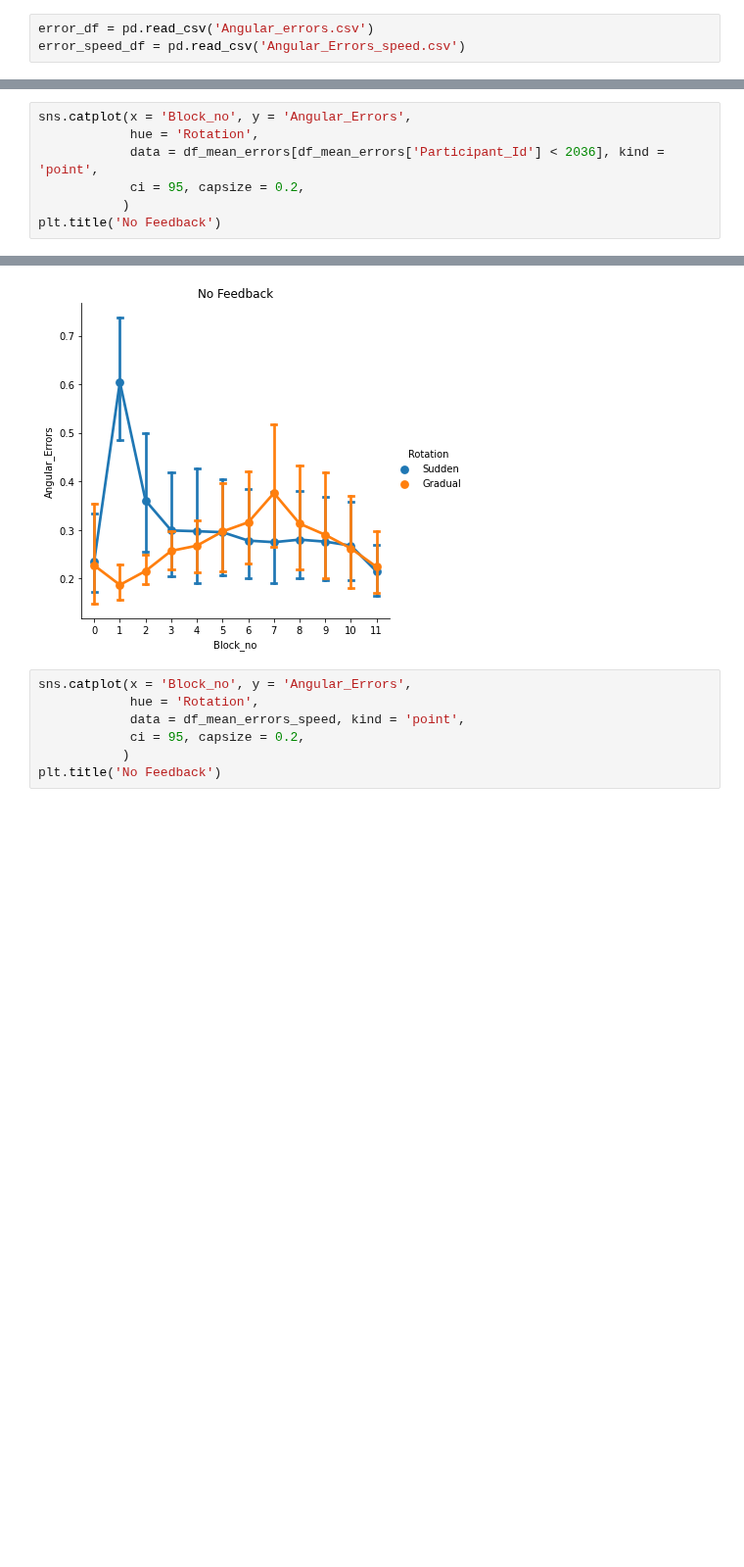
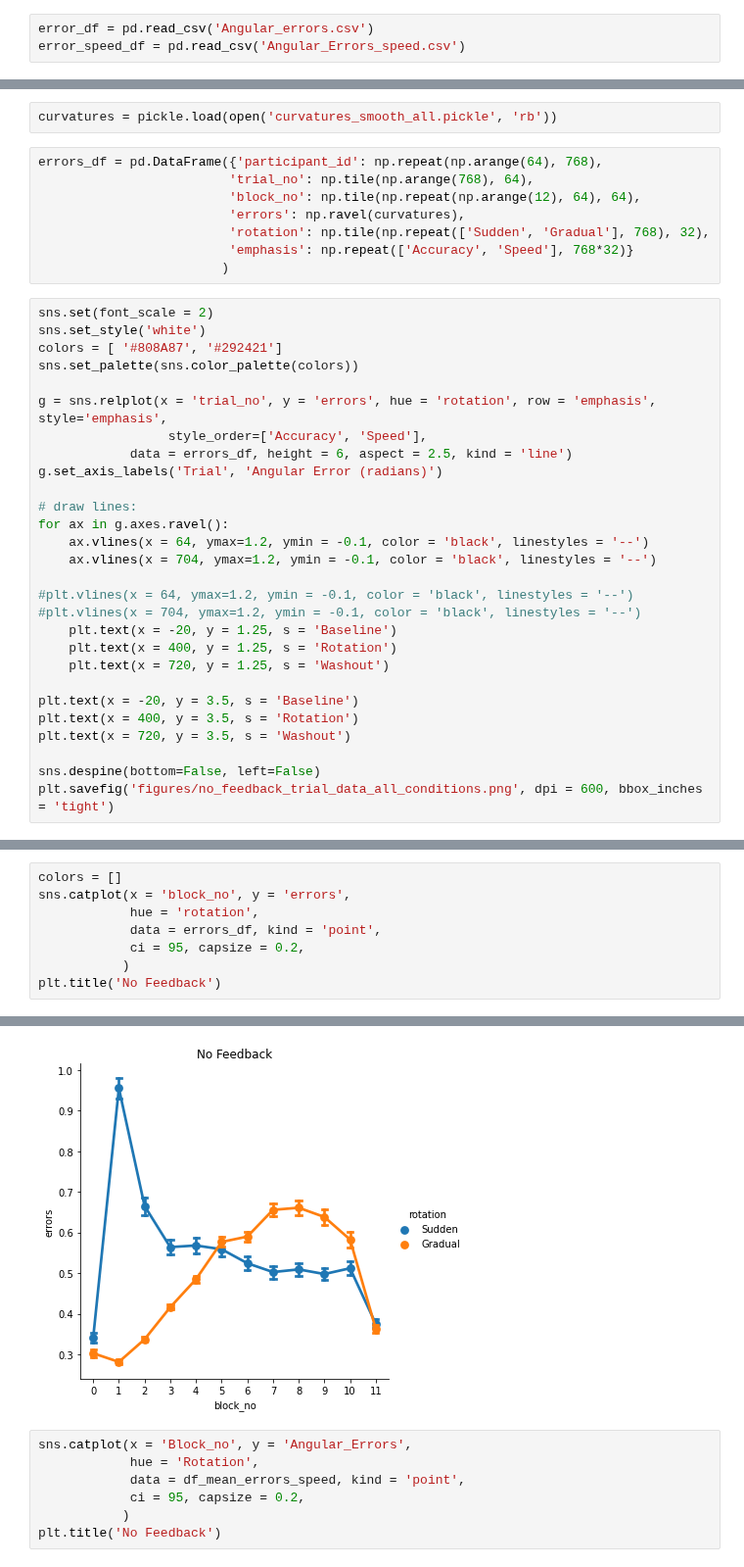
Before and after one commit to tejas-savalia/Lab-Codes, a Jupyter notebook: Visuomotor_Adaptation_psychopy_tablet/no_feedback/analysis/level1_analyses.ipynb, the cells around one changed output, grey strips where cells are left out. Shown at 98% size. Cells and saved outputs as stored; diff of their text form; blank space fills up the shorter version.

Commit message:
Adding no feedback results

```diff
--- a/Visuomotor_Adaptation_psychopy_tablet/no_feedback/analysis/level1_analyses.ipynb
+++ b/Visuomotor_Adaptation_psychopy_tablet/no_feedback/analysis/level1_analyses.ipynb
@@ -63,0 +56,38 @@ df_mean_errors['Rotation'] = df_mean_errors['Rotation']+'_Accuracy'
+# %%
+curvatures = pickle.load(open('curvatures_smooth_all.pickle', 'rb'))
+# %%
+errors_df = pd.DataFrame({'participant_id': np.repeat(np.arange(64), 768),
+                         'trial_no': np.tile(np.arange(768), 64),
+                         'block_no': np.tile(np.repeat(np.arange(12), 64), 64),
+                         'errors': np.ravel(curvatures),
+                         'rotation': np.tile(np.repeat(['Sudden', 'Gradual'], 768), 32),
+                         'emphasis': np.repeat(['Accuracy', 'Speed'], 768*32)}
+                        )
+# %%
+sns.set(font_scale = 2)
+sns.set_style('white')
+colors = [ '#808A87', '#292421']
+sns.set_palette(sns.color_palette(colors))
+
+g = sns.relplot(x = 'trial_no', y = 'errors', hue = 'rotation', row = 'emphasis', style='emphasis',
+                 style_order=['Accuracy', 'Speed'],
+            data = errors_df, height = 6, aspect = 2.5, kind = 'line')
+g.set_axis_labels('Trial', 'Angular Error (radians)')
+
+# draw lines:
+for ax in g.axes.ravel():
+    ax.vlines(x = 64, ymax=1.2, ymin = -0.1, color = 'black', linestyles = '--')
+    ax.vlines(x = 704, ymax=1.2, ymin = -0.1, color = 'black', linestyles = '--')
+
+#plt.vlines(x = 64, ymax=1.2, ymin = -0.1, color = 'black', linestyles = '--')
+#plt.vlines(x = 704, ymax=1.2, ymin = -0.1, color = 'black', linestyles = '--')
+    plt.text(x = -20, y = 1.25, s = 'Baseline')
+    plt.text(x = 400, y = 1.25, s = 'Rotation')
+    plt.text(x = 720, y = 1.25, s = 'Washout')
+
+plt.text(x = -20, y = 3.5, s = 'Baseline')
+plt.text(x = 400, y = 3.5, s = 'Rotation')
+plt.text(x = 720, y = 3.5, s = 'Washout')
+
+sns.despine(bottom=False, left=False)
+plt.savefig('figures/no_feedback_trial_data_all_conditions.png', dpi = 600, bbox_inches = 'tight')
@@ -64,13 +96,14 @@ df_mean_errors['Rotation'] = df_mean_errors['Rotation']+'_Accuracy'
 # %%
-sns.catplot(x = 'Block_no', y = 'Angular_Errors',
-            hue = 'Rotation',
-            data = df_mean_errors[df_mean_errors['Participant_Id'] < 2036], kind = 'point',
+colors = []
+sns.catplot(x = 'block_no', y = 'errors',
+            hue = 'rotation',
+            data = errors_df, kind = 'point',
             ci = 95, capsize = 0.2,
            )
 plt.title('No Feedback')
 # %% [output]
 Text(0.5, 1.0, 'No Feedback')
-[figure, old version]
+[figure, new version]
 # %%
 sns.catplot(x = 'Block_no', y = 'Angular_Errors',
             hue = 'Rotation',
```
Also changed, not shown: parts of 5 cells of this notebook, 15 other files.
